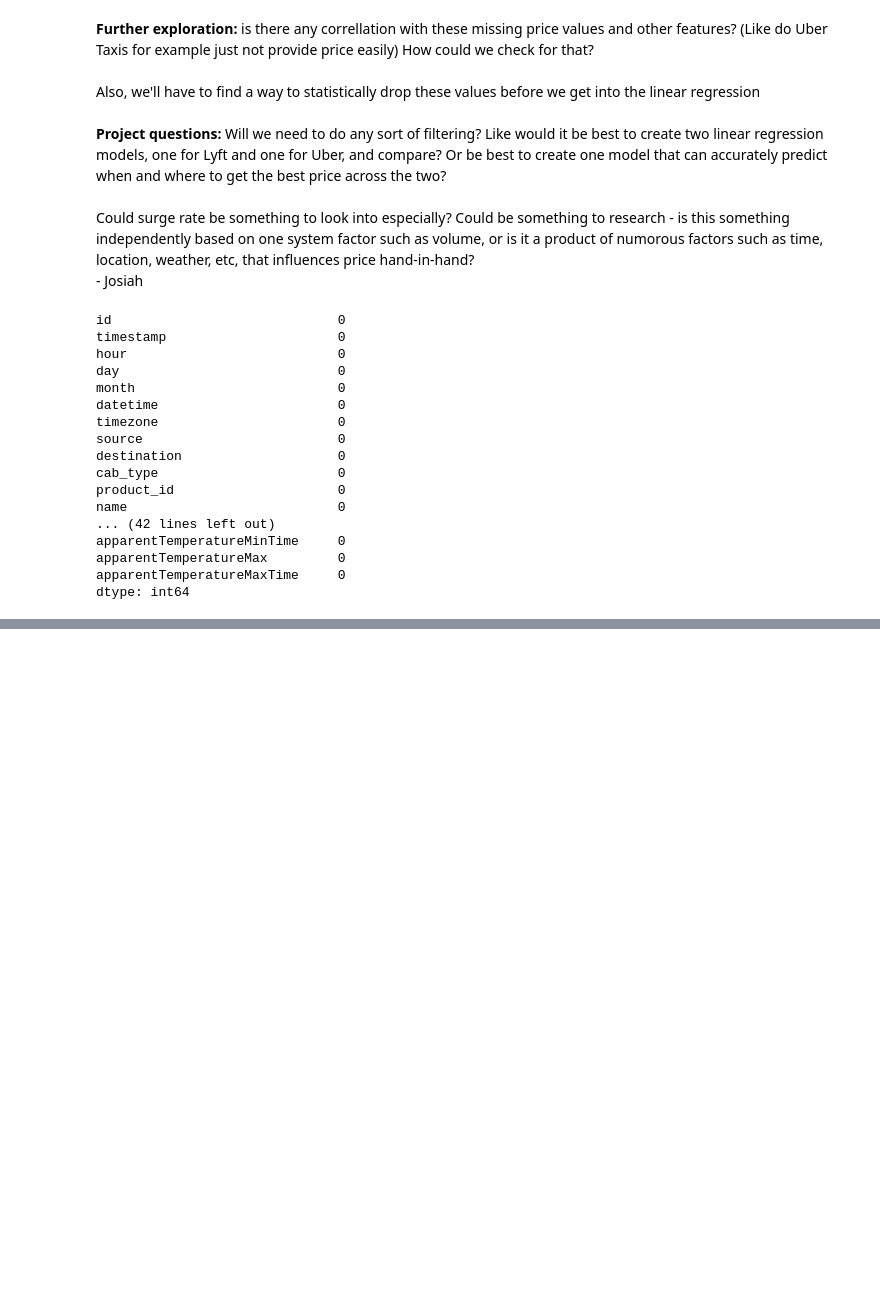
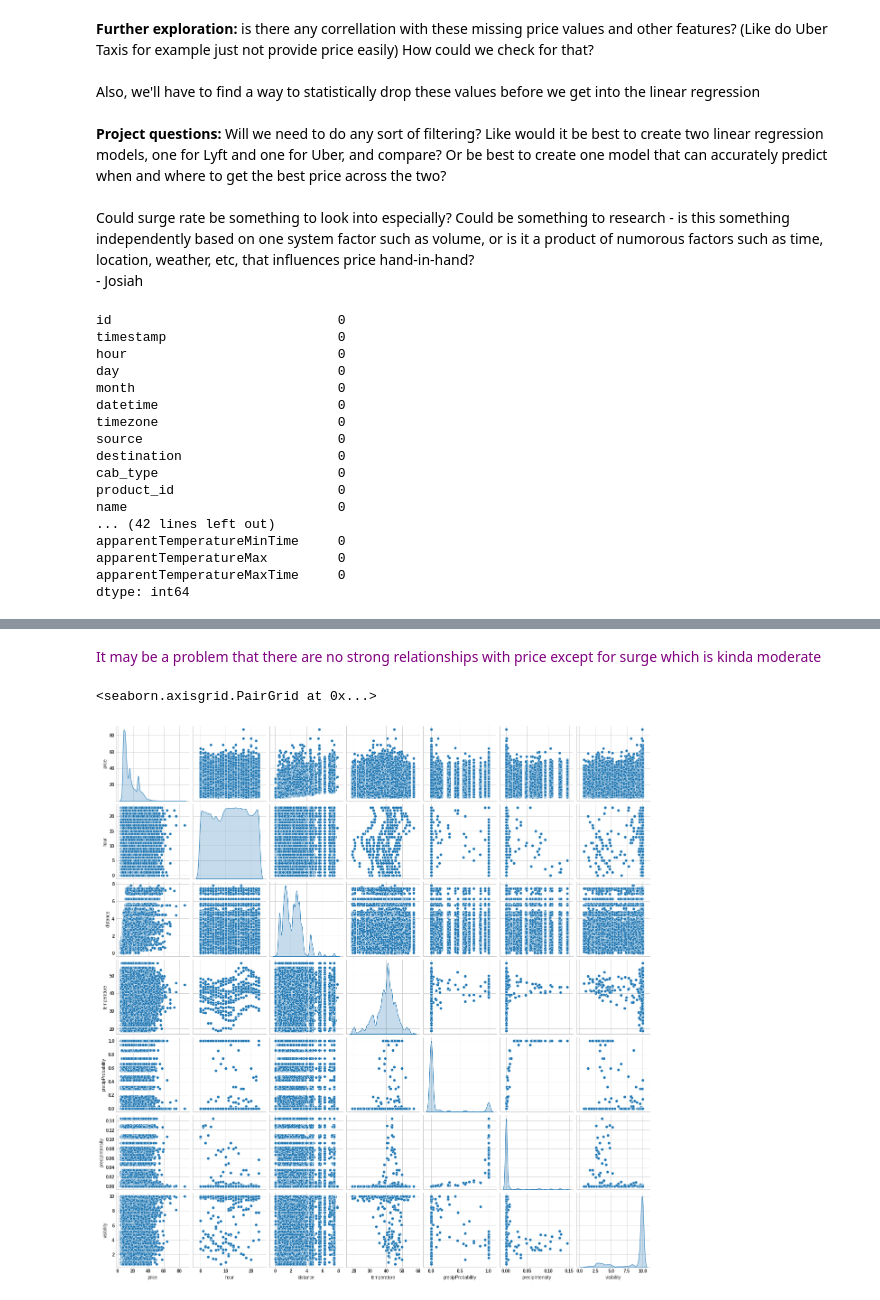
Before and after one commit to josiahtr/MISY262-Team-3-Final-Project, a Jupyter notebook: MISY262_Final_Project.ipynb, the cells around one changed output, grey strips where cells are left out. Cells and saved outputs as stored; diff of their text form; code cells hidden in the pictures; blank space fills up the shorter version.

```diff
--- a/MISY262_Final_Project.ipynb
+++ b/MISY262_Final_Project.ipynb
@@ -226,0 +250,4 @@ dfL
+# %%
+#Splitting the data
+train_dfU = dfU.sample(frac=0.8, random_state=0)
+test_dfU = dfU.drop(train_dfU.index)
@@ -226,0 +262,7 @@ dfL
+# %% [markdown]
+<font color = purple>It may be a problem that there are no strong relationships with price except for surge which is kinda moderate</font>
+# %%
+sns.pairplot(train_dfU[['price', 'hour', 'distance', 'temperature','precipProbability','precipIntensity','visibility']], diag_kind='kde')
+# %% [output]
+<seaborn.axisgrid.PairGrid at 0x...>
+[figure, added]
```
Also changed, not shown: parts of 26 cells of this notebook.
